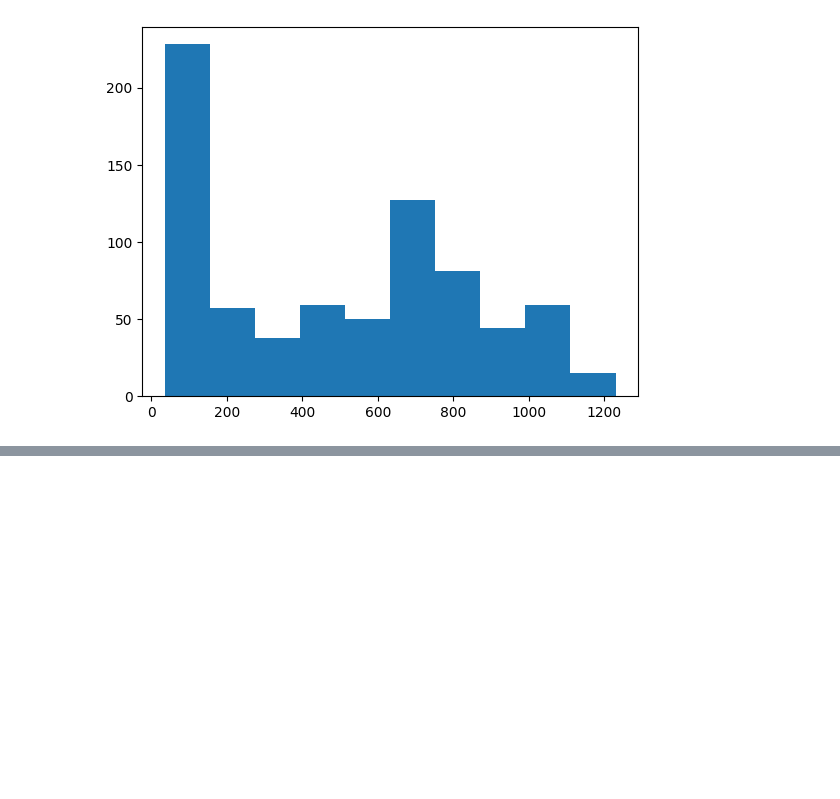
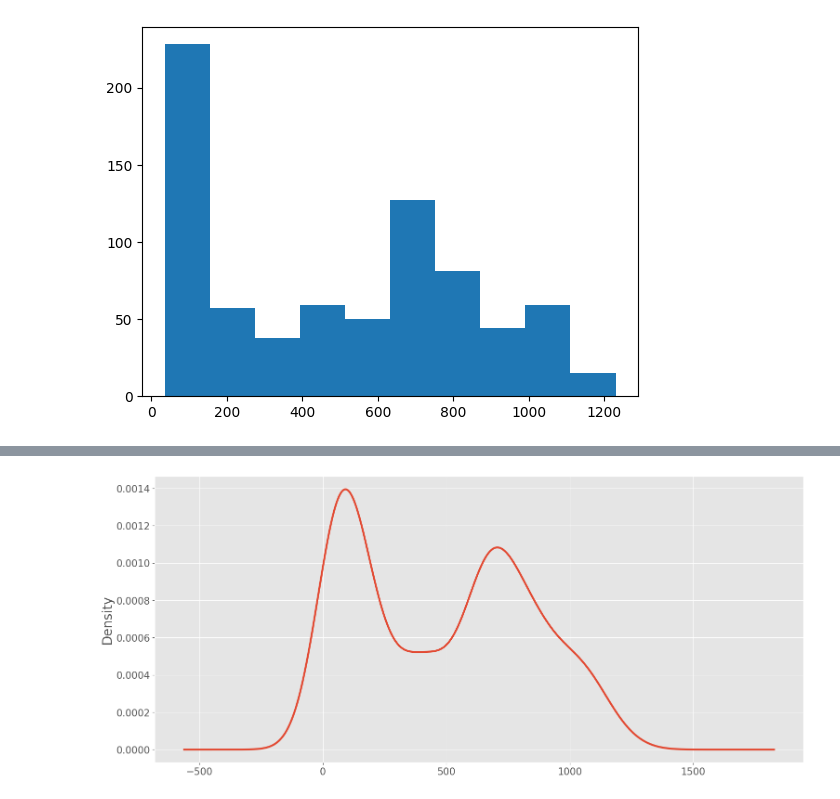
Before and after one commit to Monish-Nallagondalla/ML-Revision, a Jupyter notebook: Anomaly Detection and Time series/Timeseries_TSLA.ipynb, the cells around one changed output, grey strips where cells are left out. Saved outputs shown, nothing was run; the diff lists cells and outputs as text; code cells hidden in the pictures; blank space fills up the shorter version.

```diff
--- a/Anomaly Detection and Time series/Timeseries_TSLA.ipynb
+++ b/Anomaly Detection and Time series/Timeseries_TSLA.ipynb
@@ -136,0 +143,10 @@ plt.ylabel('Close Prices',fontsize=20)
+# %%
+# Distribution of the close price
+df_close = stock_data['Close']
+df_close.plot(kind='kde',figsize = (18,8), linewidth= 3)
+plt.xticks(fontsize = 15)
+plt.ylabel('Density', fontsize = 20)
+plt.yticks(fontsize = 15)
+plt.show()
+# %% [output]
+[figure, added]
```
Also changed, not shown: parts of 1 cell of this notebook.
